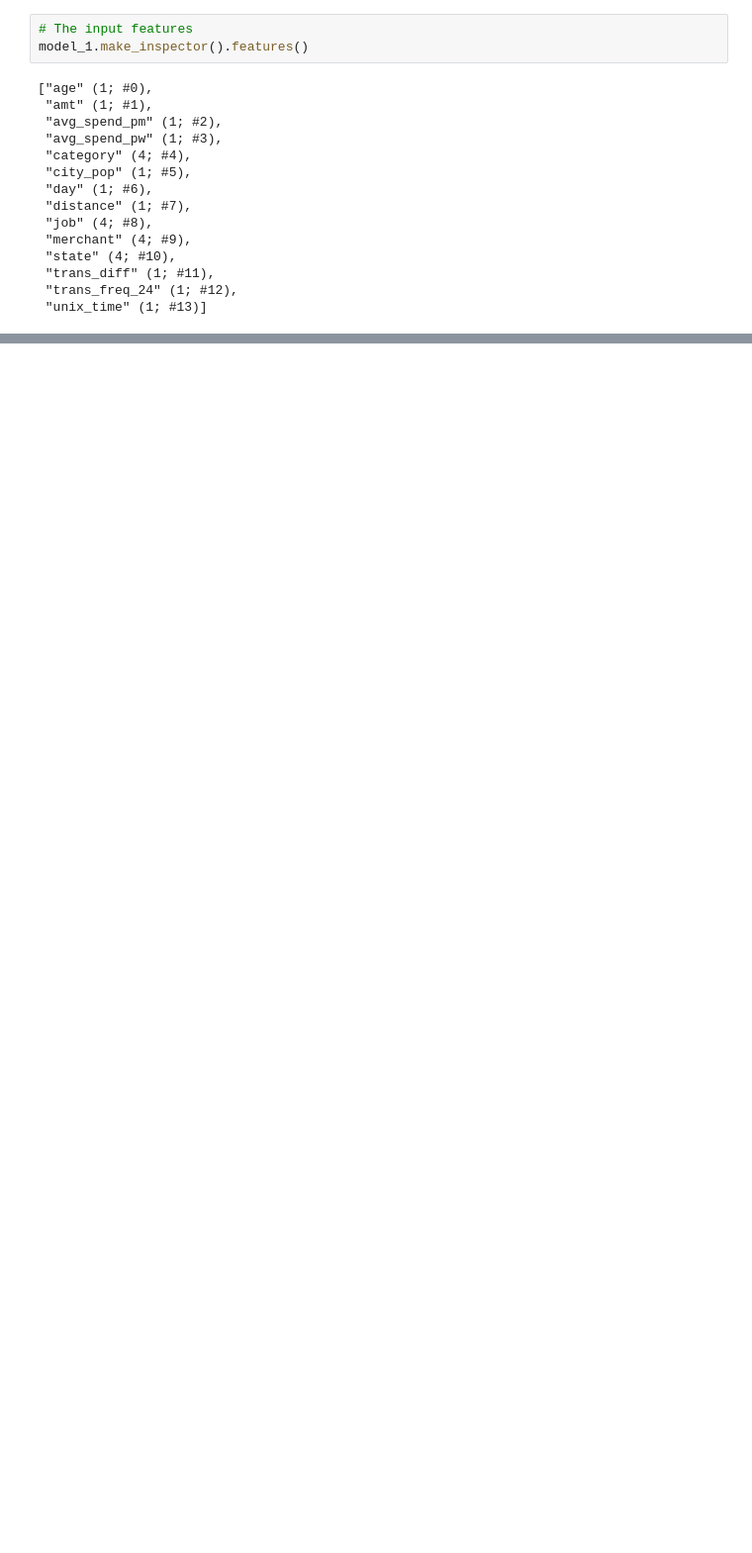
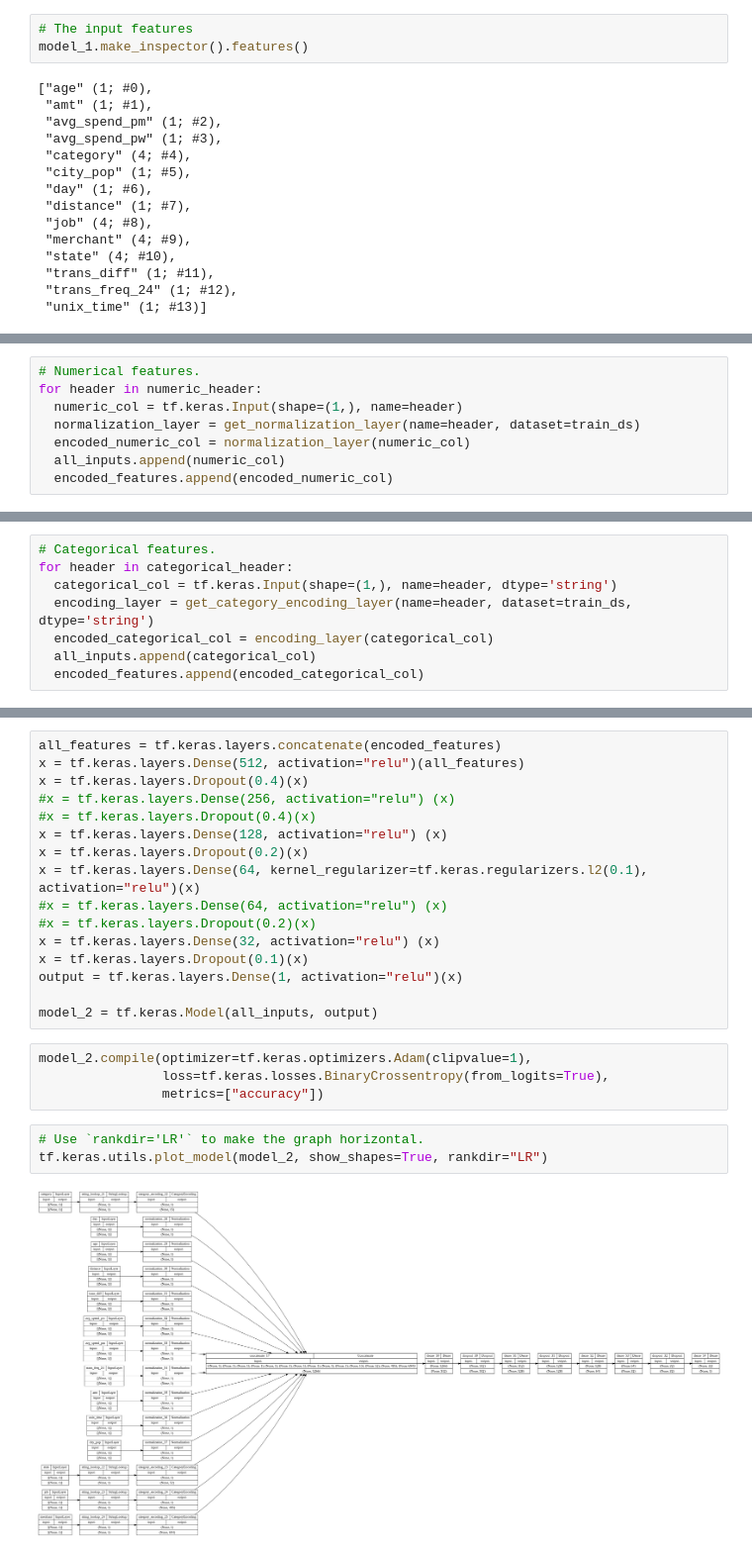
Before and after one commit to paroniriaa/GCP-real-time-credit-card-fraud-detection, a Jupyter notebook: GCP Real Time Credit Card Fraud Detection.ipynb, the cells around one changed output, grey strips where cells are left out. Shown at 99% size. Saved outputs shown, nothing was run; the diff lists cells and outputs as text; blank space fills up the shorter version.

```diff
--- a/GCP Real Time Credit Card Fraud Detection.ipynb
+++ b/GCP Real Time Credit Card Fraud Detection.ipynb
@@ -1652,0 +2316,8 @@ plt.show()
+# %%
+# Numerical features.
+for header in numeric_header:
+  numeric_col = tf.keras.Input(shape=(1,), name=header)
+  normalization_layer = get_normalization_layer(name=header, dataset=train_ds)
+  encoded_numeric_col = normalization_layer(numeric_col)
+  all_inputs.append(numeric_col)
+  encoded_features.append(encoded_numeric_col)
@@ -1652,0 +2328,8 @@ plt.show()
+# %%
+# Categorical features.
+for header in categorical_header:
+  categorical_col = tf.keras.Input(shape=(1,), name=header, dtype='string')
+  encoding_layer = get_category_encoding_layer(name=header, dataset=train_ds, dtype='string')
+  encoded_categorical_col = encoding_layer(categorical_col)
+  all_inputs.append(categorical_col)
+  encoded_features.append(encoded_categorical_col)
@@ -1652,0 +2353,25 @@ plt.show()
+# %%
+all_features = tf.keras.layers.concatenate(encoded_features)
+x = tf.keras.layers.Dense(512, activation="relu")(all_features)
+x = tf.keras.layers.Dropout(0.4)(x)
+#x = tf.keras.layers.Dense(256, activation="relu") (x)
+#x = tf.keras.layers.Dropout(0.4)(x)
+x = tf.keras.layers.Dense(128, activation="relu") (x)
+x = tf.keras.layers.Dropout(0.2)(x)
+x = tf.keras.layers.Dense(64, kernel_regularizer=tf.keras.regularizers.l2(0.1), activation="relu")(x)
+#x = tf.keras.layers.Dense(64, activation="relu") (x)
+#x = tf.keras.layers.Dropout(0.2)(x)
+x = tf.keras.layers.Dense(32, activation="relu") (x)
+x = tf.keras.layers.Dropout(0.1)(x)
+output = tf.keras.layers.Dense(1, activation="relu")(x)
+
+model_2 = tf.keras.Model(all_inputs, output)
+# %%
+model_2.compile(optimizer=tf.keras.optimizers.Adam(clipvalue=1),
+                loss=tf.keras.losses.BinaryCrossentropy(from_logits=True),
+                metrics=["accuracy"])
+# %%
+# Use `rankdir='LR'` to make the graph horizontal.
+tf.keras.utils.plot_model(model_2, show_shapes=True, rankdir="LR")
+# %% [output]
+[figure, added]
```
Also changed, not shown: parts of 91 cells of this notebook, 3 other files.
